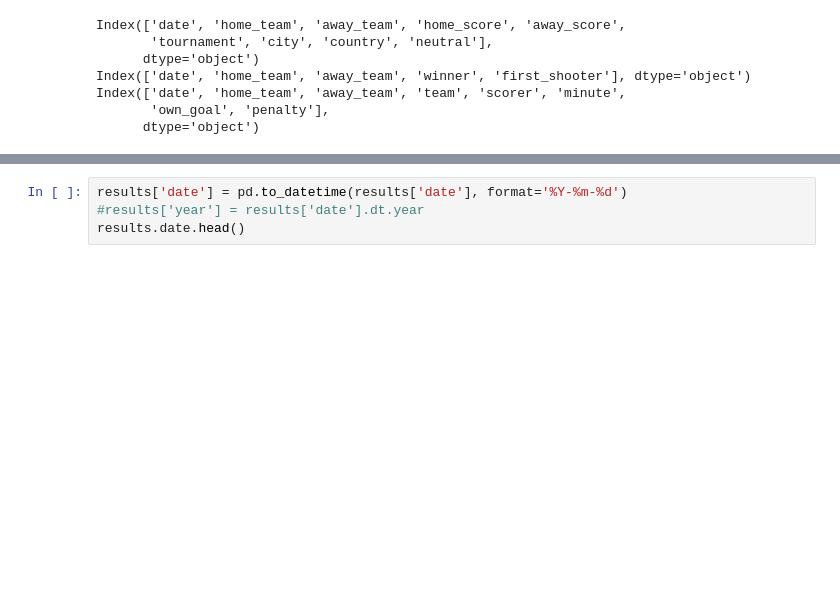
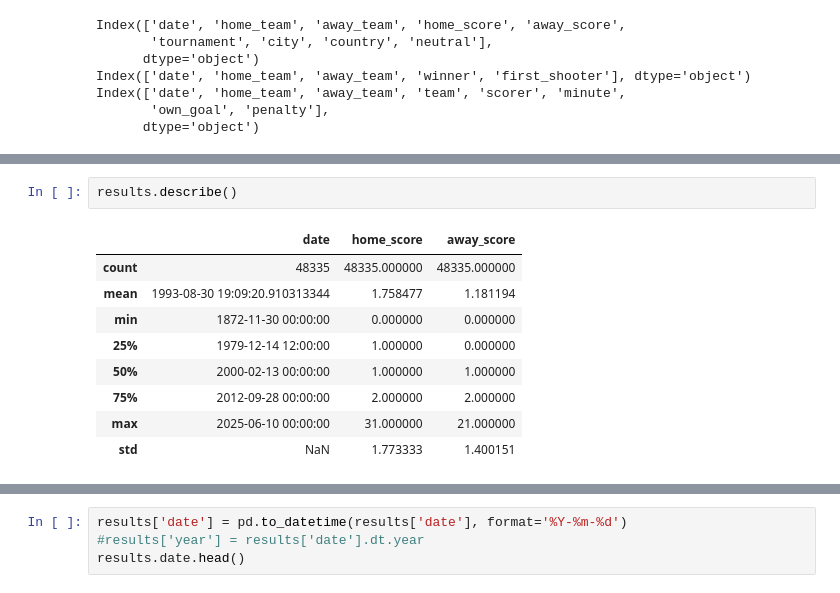
Before and after one commit to joelie1105/international_results_project, a Jupyter notebook: international_results.ipynb, the cells around one changed output, grey strips where cells are left out. Cells and saved outputs as stored; diff of their text form; blank space fills up the shorter version.

Commit message:
Updated earlier code to explore null, info, and describe to get ideas for further analysis and added comments throughout to explain the logic behind the code.

```diff
--- a/international_results.ipynb
+++ b/international_results.ipynb
@@ -59,0 +161,12 @@ memory usage: 3.0+ MB
+# %%
+results.describe()
+# %% [output]
+|  | date | home_score | away_score |
+| count | 48335 | 48335.000000 | 48335.000000 |
+| mean | 1993-08-30 19:09:20.910313344 | 1.758477 | 1.181194 |
+| min | 1872-11-30 00:00:00 | 0.000000 | 0.000000 |
+| 25% | 1979-12-14 12:00:00 | 1.000000 | 0.000000 |
+| 50% | 2000-02-13 00:00:00 | 1.000000 | 1.000000 |
+| 75% | 2012-09-28 00:00:00 | 2.000000 | 2.000000 |
+| max | 2025-06-10 00:00:00 | 31.000000 | 21.000000 |
+| std | NaN | 1.773333 | 1.400151 |
```
Also changed, not shown: parts of 12 cells of this notebook, 1 other file.
